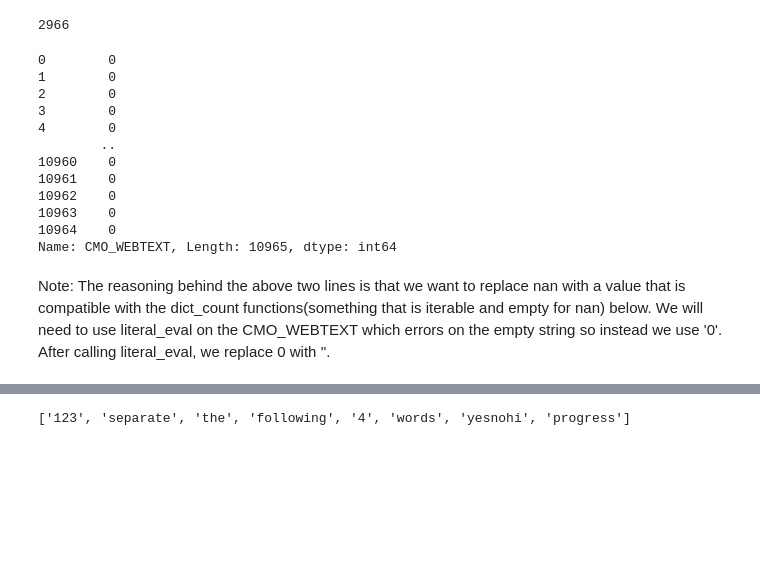
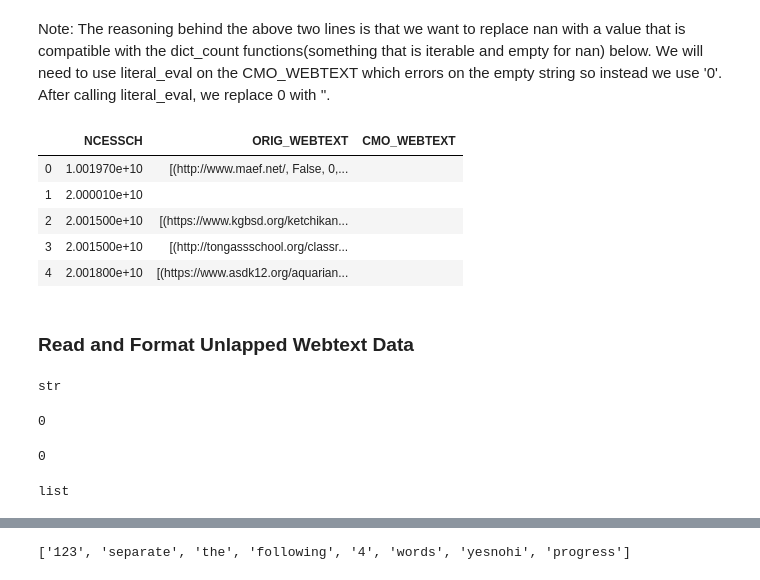
Before and after one commit to comp-strat/text_analysis, a Jupyter notebook: filter_top_pages/page_filter_replace.ipynb, the cells around one changed output, grey strips where cells are left out. Saved outputs shown, nothing was run; the diff lists cells and outputs as text; code cells hidden in the pictures; blank space fills up the shorter version.

```diff
--- a/filter_top_pages/page_filter_replace.ipynb
+++ b/filter_top_pages/page_filter_replace.ipynb
@@ -61,19 +72,0 @@ list(df_webtext)
-# %%
-len(df_webtext["CMO_WEBTEXT"][95][0][3])
-# %% [output]
-2966
-# %%
-df_webtext["CMO_WEBTEXT"].apply(lambda x: len(x))
-# %% [output]
-0        0
-1        0
-2        0
-3        0
-4        0
-        ..
-10960    0
-10961    0
-10962    0
-10963    0
-10964    0
-Name: CMO_WEBTEXT, Length: 10965, dtype: int64
@@ -86,2 +73,14 @@ df_charter['CMO_WEBTEXT'] = df_charter['CMO_WEBTEXT'].fillna('0') # ugly hack so
 # %% [markdown]
 Note: The reasoning behind the above two lines is that we want to replace nan with a value that is compatible with the dict_count functions(something that is iterable and empty for nan) below. We will need to use literal_eval on the CMO_WEBTEXT which errors on the empty string so instead we use '0'. After calling literal_eval, we replace 0 with ''.
+# %%
+df_webtext_short = df_webtext[["NCESSCH", "WEBTEXT", "CMO_WEBTEXT"]].rename(columns={"WEBTEXT": "ORIG_WEBTEXT"})
+df_webtext_short.head(5)
+# %% [output]
+|  | NCESSCH | ORIG_WEBTEXT | CMO_WEBTEXT |
+| 0 | 1.001970e+10 | [(http://www.maef.net/, False, 0,... |  |
+| 1 | 2.000010e+10 |  |  |
+| 2 | 2.001500e+10 | [(https://www.kgbsd.org/ketchikan... |  |
+| 3 | 2.001500e+10 | [(http://tongassschool.org/classr... |  |
+| 4 | 2.001800e+10 | [(https://www.asdk12.org/aquarian... |  |
+# %% [markdown]
+### Read and Format Unlapped Webtext Data
@@ -87,0 +92,12 @@ Note: The reasoning behind the above two lines is that we want to replace nan wi
+# %%
+# check type of webtext column
+# if str then need to apply literal_eval
+type(df_unlapped["WEBTEXT"][0])
+# %% [output]
+str
+# %%
+# check if there are NaNs in the webtext column
+# if 0 then no need to replace NaNs
+sum(df_unlapped["WEBTEXT"].isna())
+# %% [output]
+0
@@ -87,0 +108,12 @@ Note: The reasoning behind the above two lines is that we want to replace nan wi
+# %%
+# check if there are webtexts that are just empty strings
+# empty strings will cause errors with literal_eval
+# have to replace '' with '0' in order to run literal_eval
+sum(df_unlapped["WEBTEXT"].apply(lambda x: len(x)) == 0)
+# %% [output]
+0
+# %%
+# need to apply literal_eval to turn str into list
+type(ast.literal_eval(df_unlapped['WEBTEXT'].iloc[0]))
+# %% [output]
+list
```
Also changed, not shown: parts of 49 cells of this notebook, 1 other file.
